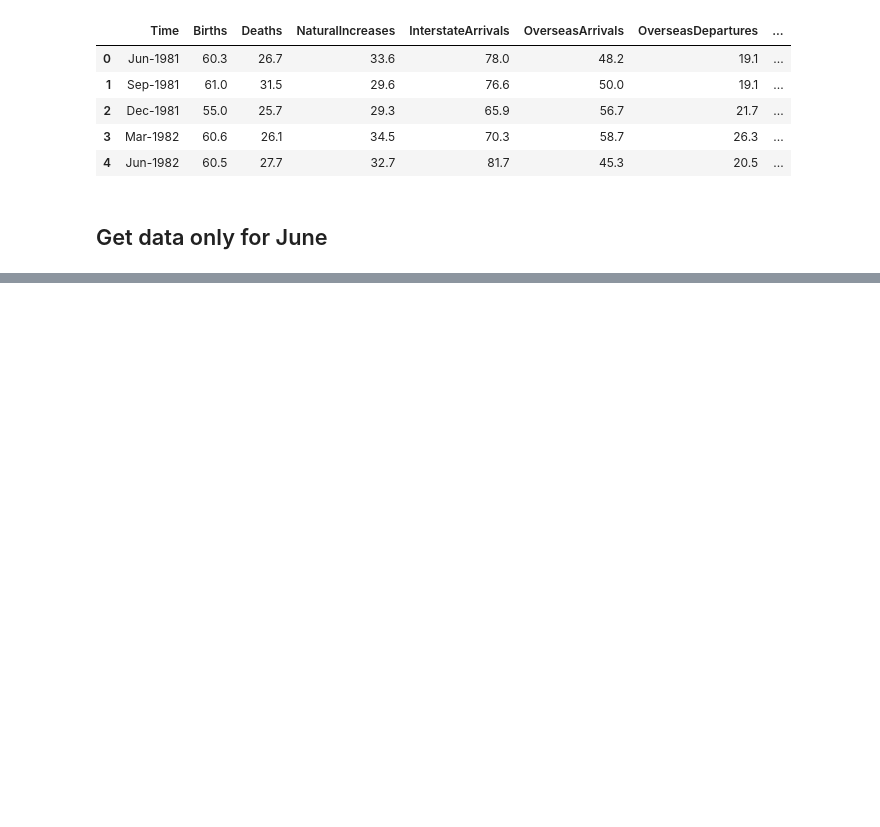
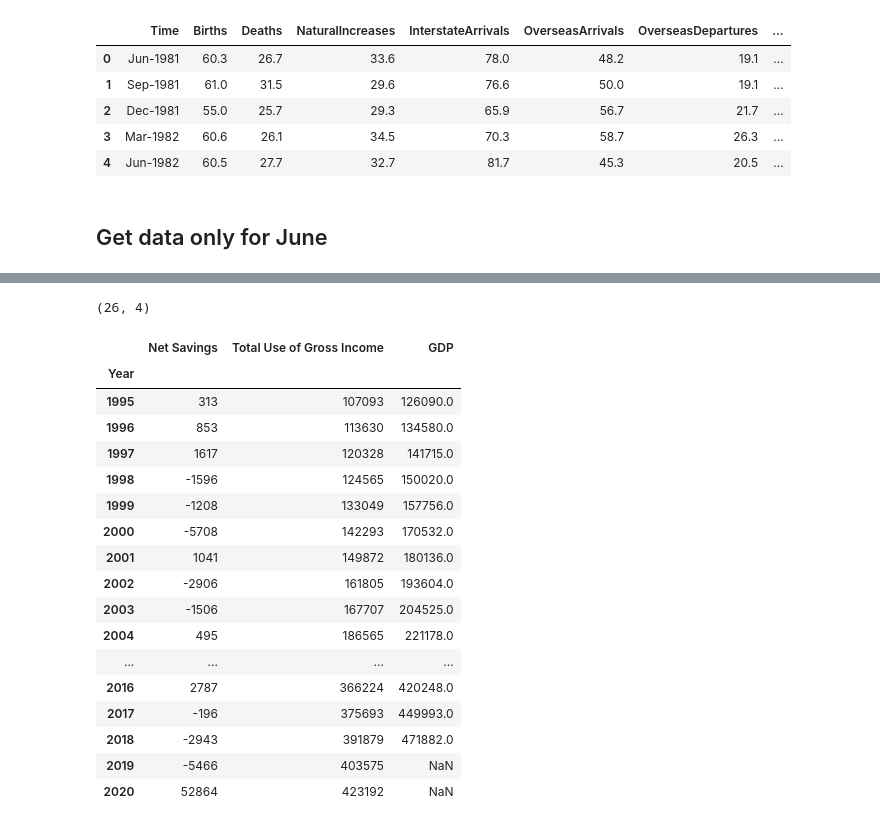
Before and after one commit to TribThapa/AustralianEconomyAnalysis, a Jupyter notebook: Code/Economy.ipynb, the cells around one changed output, grey strips where cells are left out. Saved outputs shown, nothing was run; the diff lists cells and outputs as text; code cells hidden in the pictures; blank space fills up the shorter version.

```diff
--- a/Code/Economy.ipynb
+++ b/Code/Economy.ipynb
@@ -105,0 +164,8 @@ employment_june_df.to_csv("../Data/ProcessedData/Employment_JuneOnly.csv")
+# %%
+
+rows = ["1995", "1996", "1997", "1998", "1999",
+           "2000", "2001", "2002", "2003", "2004",
+           "2005", "2006", "2007", "2008", "2009", "2010",
+           "2011", "2012", "2013","2014", "2015", "2016", "2017",
+           "2018", "2019", "2020"]
+economy_june_df["Year"] = rows
@@ -106,3 +181,28 @@ employment_june_df.to_csv("../Data/ProcessedData/Employment_JuneOnly.csv")
+# %%
+economy_june_df.shape
+# %% [output]
+(26, 4)
+# %%
+economy_june_df.set_index("Year")
+# %% [output]
+|  | Net Savings | Total Use of Gross Income | GDP |
+| Year |  |  |  |
+| 1995 | 313 | 107093 | 126090.0 |
+| 1996 | 853 | 113630 | 134580.0 |
+| 1997 | 1617 | 120328 | 141715.0 |
+| 1998 | -1596 | 124565 | 150020.0 |
+| 1999 | -1208 | 133049 | 157756.0 |
+| 2000 | -5708 | 142293 | 170532.0 |
+| 2001 | 1041 | 149872 | 180136.0 |
+| 2002 | -2906 | 161805 | 193604.0 |
+| 2003 | -1506 | 167707 | 204525.0 |
+| 2004 | 495 | 186565 | 221178.0 |
+| ... | ... | ... | ... |
+| 2016 | 2787 | 366224 | 420248.0 |
+| 2017 | -196 | 375693 | 449993.0 |
+| 2018 | -2943 | 391879 | 471882.0 |
+| 2019 | -5466 | 403575 | NaN |
+| 2020 | 52864 | 423192 | NaN |
 # %%
 gdp_selected_df = gdp_new_df.loc[(gdp_new_df["Country Name"] == "Australia") |
                                  (gdp_new_df["Country Name"] == "Canada") |
```
Also changed, not shown: parts of 5 cells of this notebook.
